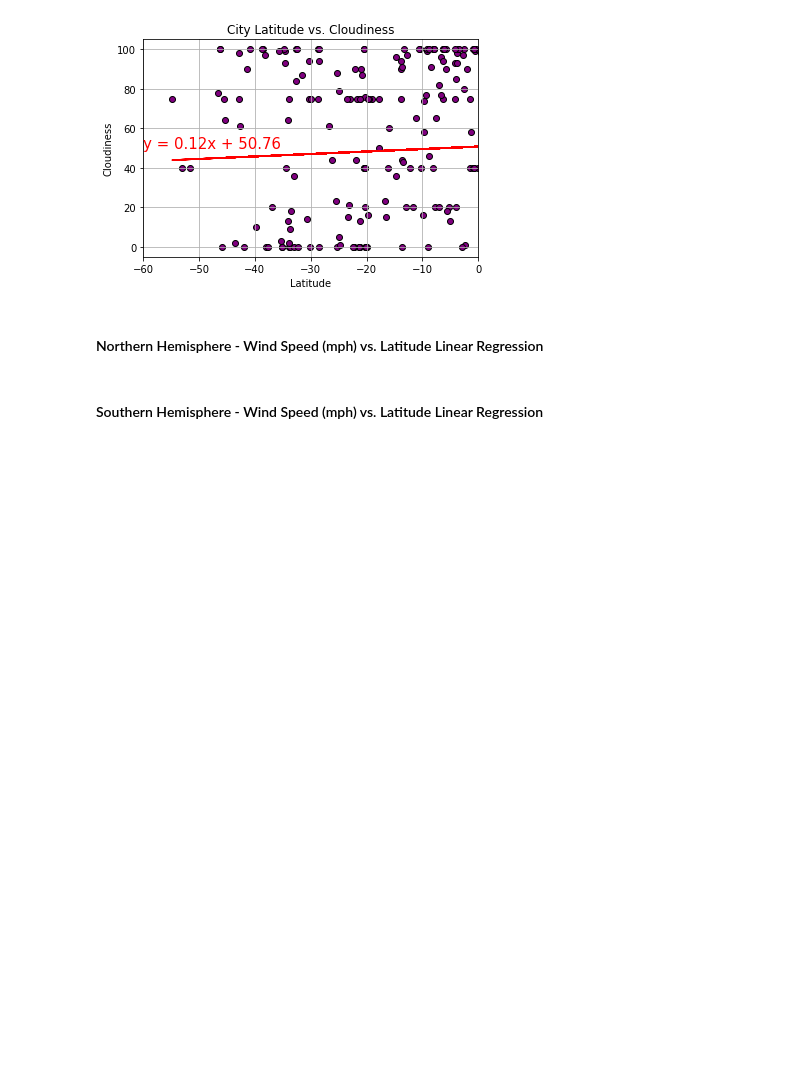
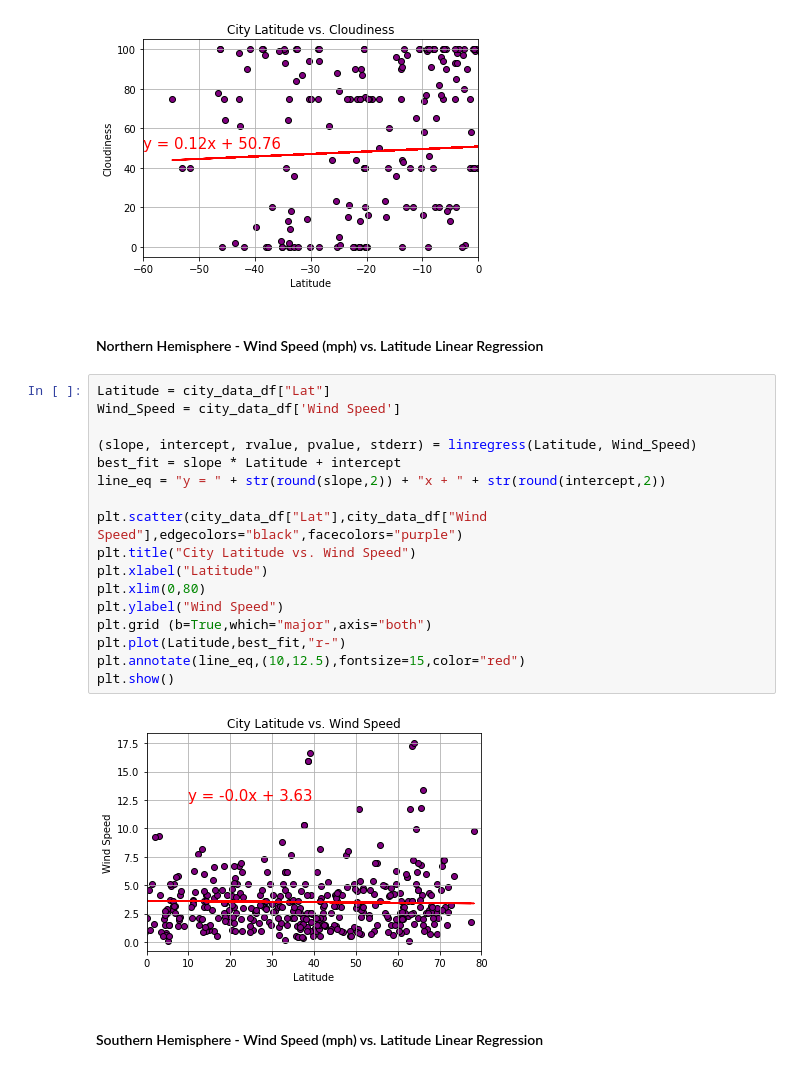
Before and after one commit to MLozano88/python-api-challenge, a Jupyter notebook: WeatherPy/WeatherPy.ipynb, the cells around one changed output. Drawn from its saved outputs; the diff is of its cells as text; blank space fills up the shorter version.

```diff
--- a/WeatherPy/WeatherPy.ipynb
+++ b/WeatherPy/WeatherPy.ipynb
@@ -361,5 +361,24 @@ plt.show()
 [figure]
 # %% [markdown]
 ####  Northern Hemisphere - Wind Speed (mph) vs. Latitude Linear Regression
+# %%
+Latitude = city_data_df["Lat"]
+Wind_Speed = city_data_df['Wind Speed']
+
+(slope, intercept, rvalue, pvalue, stderr) = linregress(Latitude, Wind_Speed)
+best_fit = slope * Latitude + intercept
+line_eq = "y = " + str(round(slope,2)) + "x + " + str(round(intercept,2))
+
+plt.scatter(city_data_df["Lat"],city_data_df["Wind Speed"],edgecolors="black",facecolors="purple")
+plt.title("City Latitude vs. Wind Speed")
+plt.xlabel("Latitude")
+plt.xlim(0,80)
+plt.ylabel("Wind Speed")
+plt.grid (b=True,which="major",axis="both")
+plt.plot(Latitude,best_fit,"r-")
+plt.annotate(line_eq,(10,12.5),fontsize=15,color="red")
+plt.show()
+# %% [output]
+[figure, added]
 # %% [markdown]
 ####  Southern Hemisphere - Wind Speed (mph) vs. Latitude Linear Regression
```
Also changed, not shown: parts of 1 cell of this notebook.
